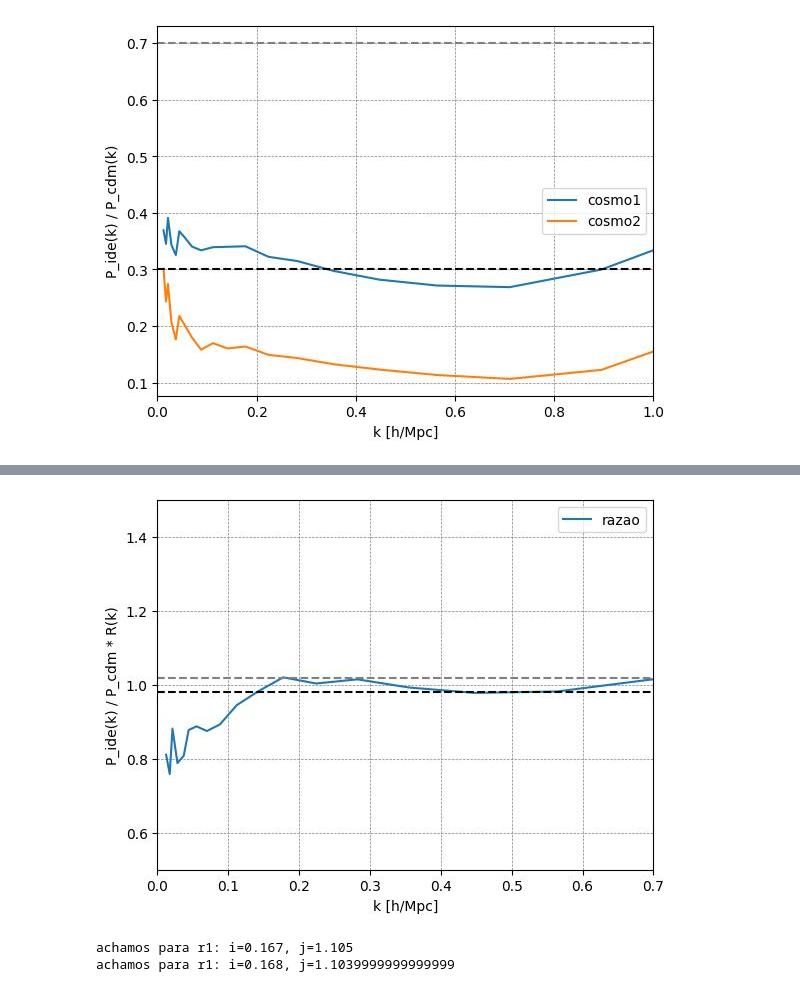
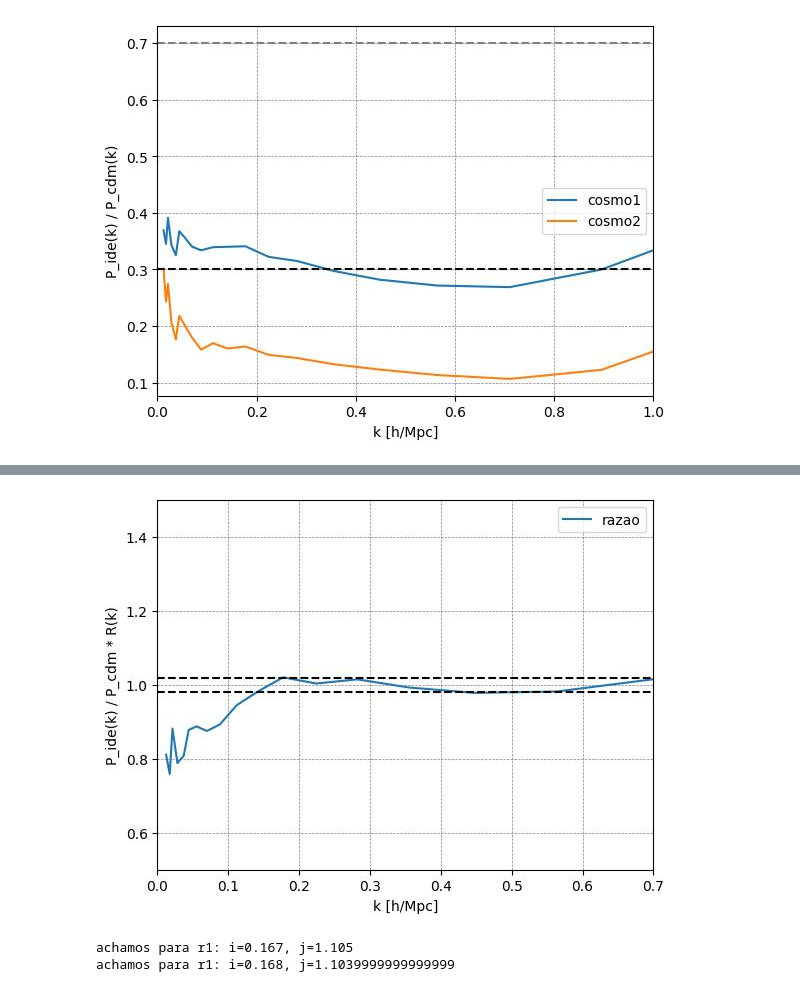
Before and after one commit to pvinig/pmwd, a Jupyter notebook: docs/notebooks/xi.ipynb, the cells around one changed output, grey strips where cells are left out. Drawn from its saved outputs; the diff is of its cells as text; code cells hidden in the pictures.

```diff
--- a/docs/notebooks/xi.ipynb
+++ b/docs/notebooks/xi.ipynb
@@ -159,17 +159,17 @@ plt.show()
 # %%
 fig, ax = plt.subplots()
 ax.plot(k_r, r1, label='razao')
 ax.set_xlim(0 , 0.7)
 ax.set_ylim(0.5 , 1.5)
 ax.set_xlabel('k [h/Mpc]')
 ax.set_ylabel('P_ide(k) / P_cdm * R(k)')
-ax.axhline(1.02, color='gray', linestyle='--')
+ax.axhline(1.02, color='black', linestyle='--')
 ax.axhline(0.98, color='black', linestyle='--')
 ax.legend()
 plt.grid(True, which='both', ls='--', lw=0.5, color='gray')
 plt.show()
 # %% [output]
-[figure, old version]
+[figure, new version]
 # %%
 import numpy as np
 import jax.numpy as jnp
```
Also changed, not shown: parts of 2 cells of this notebook, 2 other files.
